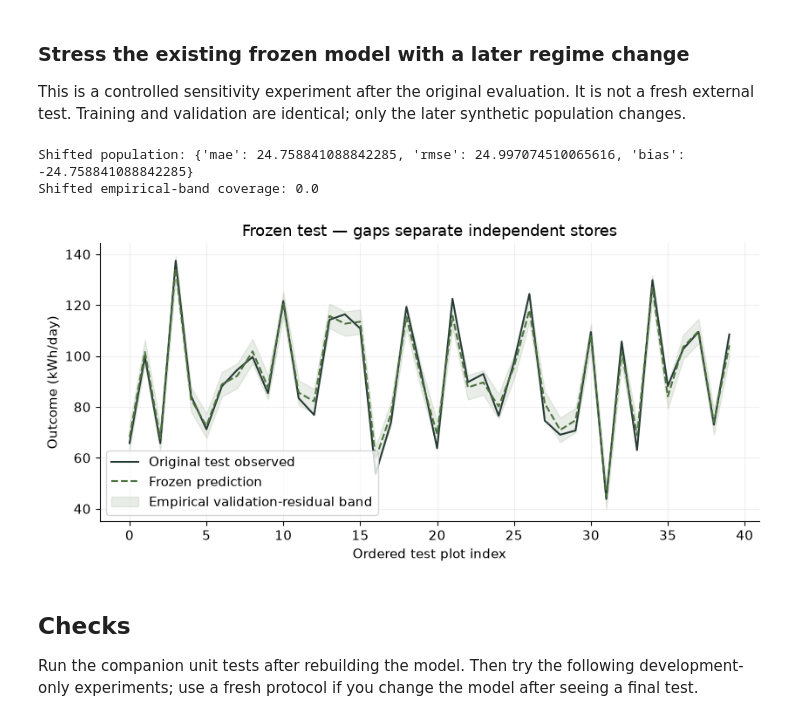
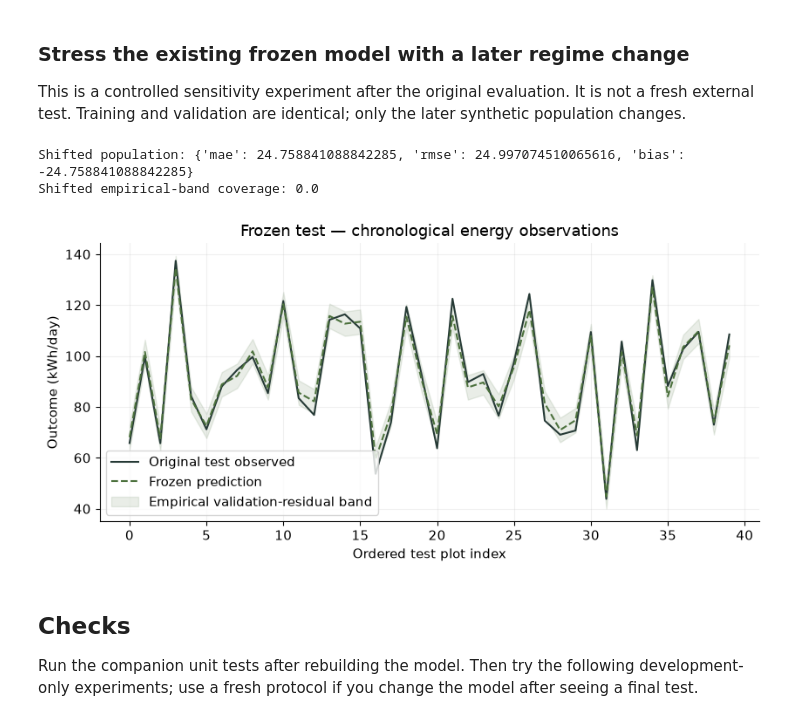
Before and after one commit to Wai-999/Explore-Math, a Jupyter notebook: public/workshops/energy.ipynb, the cells around one changed output. Saved outputs shown, nothing was run; the diff lists cells and outputs as text; code cells hidden in the pictures.

Commit message:
Record candidate verification and correct energy notebook chart label

```diff
--- a/public/workshops/energy.ipynb
+++ b/public/workshops/energy.ipynb
@@ -194,21 +194,21 @@ This is a controlled sensitivity experiment after the original evaluation. It is
 # %%
 shifted=partition(make_dataset(PROJECT,SEED,shift=True),'test')
 x_shift,y_shift=arrays(shifted)
 shift_prediction=frozen.model.predict(x_shift)
 print('Shifted population:',metrics(y_shift,shift_prediction))
 print('Shifted empirical-band coverage:',float(np.mean(np.abs(shift_prediction-y_shift)<=radius)))
 boundaries=[i for i in range(1,len(test)) if test[i]['entity'] != test[i-1]['entity']]
 plot_y=np.insert(y_test,boundaries,np.nan)
 plot_p=np.insert(final_prediction,boundaries,np.nan)
 fig,ax=plt.subplots()
 ax.plot(plot_y,label='Original test observed',color=COLORS['actual'])
 ax.plot(plot_p,'--',label='Frozen prediction',color=COLORS['model'])
 ax.fill_between(np.arange(len(plot_p)),plot_p-radius,plot_p+radius,color=COLORS['model'],alpha=.12,label='Empirical validation-residual band')
-ax.set(title='Frozen test — gaps separate independent stores',xlabel='Ordered test plot index',ylabel=f'Outcome ({UNITS})');ax.legend(loc='best');plt.tight_layout();plt.show()
+ax.set(title=('Frozen test — gaps separate independent stores' if PROJECT == 'demand' else 'Frozen test — chronological energy observations'),xlabel='Ordered test plot index',ylabel=f'Outcome ({UNITS})');ax.legend(loc='best');plt.tight_layout();plt.show()
 # %% [output]
 Shifted population: {'mae': 24.758841088842285, 'rmse': 24.997074510065616, 'bias': -24.758841088842285}
 Shifted empirical-band coverage: 0.0
-[figure, old version]
+[figure, new version]
 # %% [markdown]
 ## Checks
 Run the companion unit tests after rebuilding the model. Then try the following development-only experiments; use a fresh protocol if you change the model after seeing a final test.
```
Also changed, not shown: parts of 1 cell of this notebook, 7 other files.
